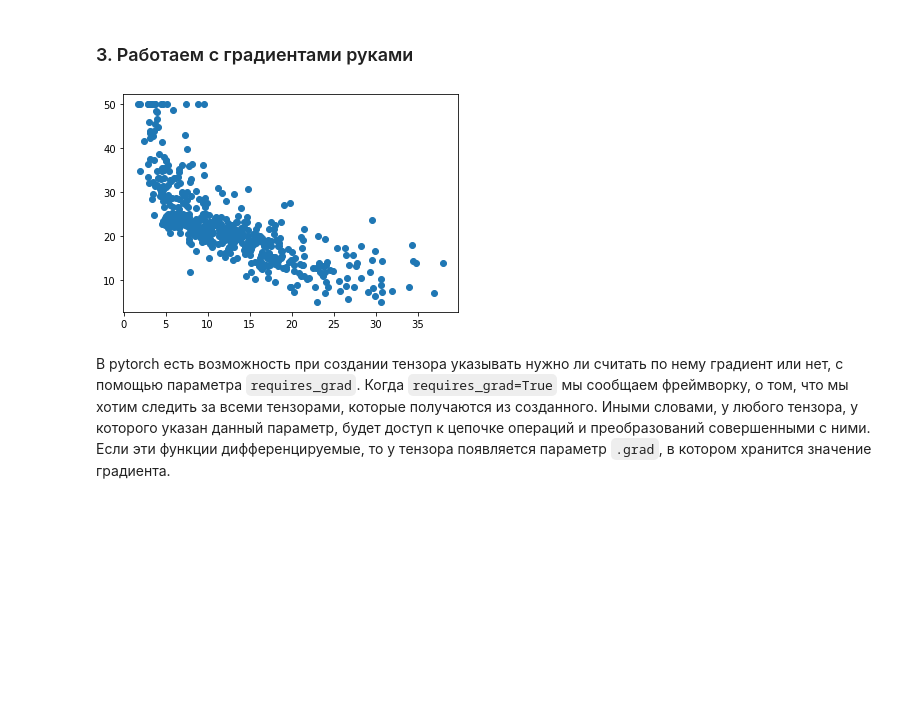
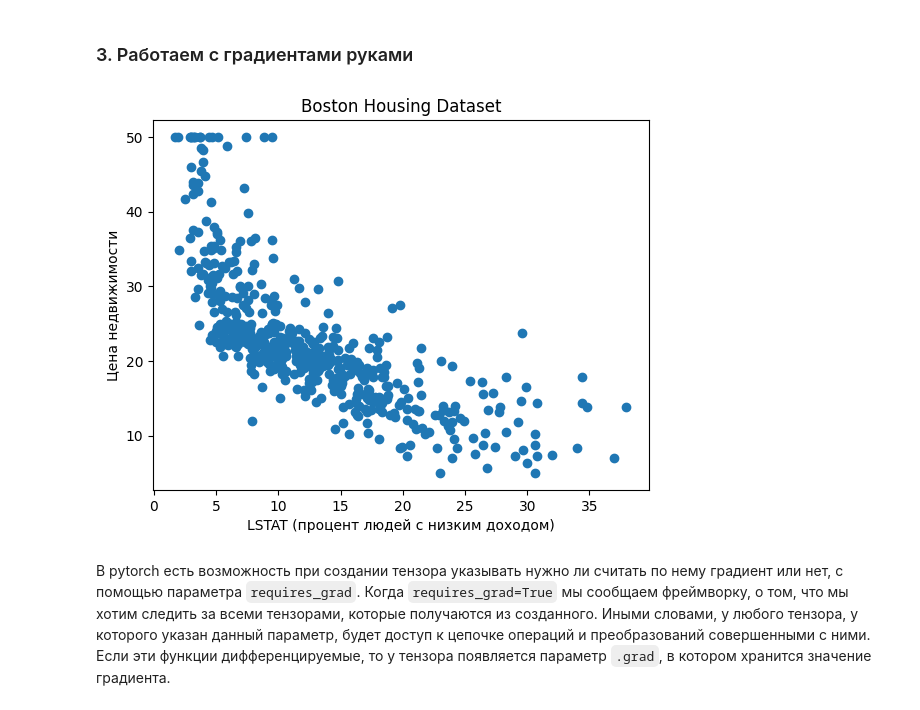
Before and after one commit to SciWake/Deep-Learning, a Jupyter notebook: Deep_learning_hse/seminars/sem01/sem01.ipynb, the cells around one changed output. Saved outputs shown, nothing was run; the diff lists cells and outputs as text; code cells hidden in the pictures; blank space fills up the shorter version.

```diff
--- a/Deep_learning_hse/seminars/sem01/sem01.ipynb
+++ b/Deep_learning_hse/seminars/sem01/sem01.ipynb
@@ -278,11 +295,21 @@ True
 True
 # %% [markdown]
 ### 3. Работаем с градиентами руками
-# %%
-boston = load_boston()
-plt.scatter(boston.data[:, -1], boston.target);
-# %% [output]
-[figure, removed]
+# %%
+from sklearn.datasets import fetch_openml
+import matplotlib.pyplot as plt
+
+boston = fetch_openml(name="boston", version=1, as_frame=True)
+X = boston.data
+y = boston.target
+
+plt.scatter(X["LSTAT"], y)
+plt.xlabel("LSTAT (процент людей с низким доходом)")
+plt.ylabel("Цена недвижимости")
+plt.title("Boston Housing Dataset")
+plt.show()
+# %% [output]
+[figure, added]
 # %% [markdown]
 В pytorch есть возможность при создании тензора указывать нужно ли считать по нему градиент или нет, с помощью параметра `requires_grad`. Когда `requires_grad=True` мы сообщаем фреймворку, о том, что мы хотим следить за всеми тензорами, которые получаются из созданного. Иными словами, у любого тензора, у которого указан данный параметр, будет доступ к цепочке операций и преобразований совершенными с ними. Если эти функции дифференцируемые, то у тензора появляется параметр `.grad`, в котором хранится значение градиента.
 # %% [markdown]
```
Also changed, not shown: parts of 34 cells of this notebook.
